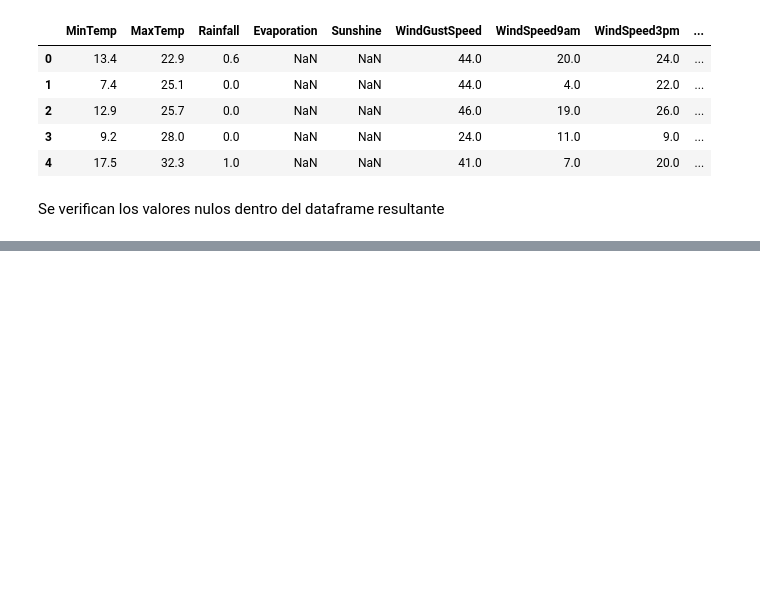
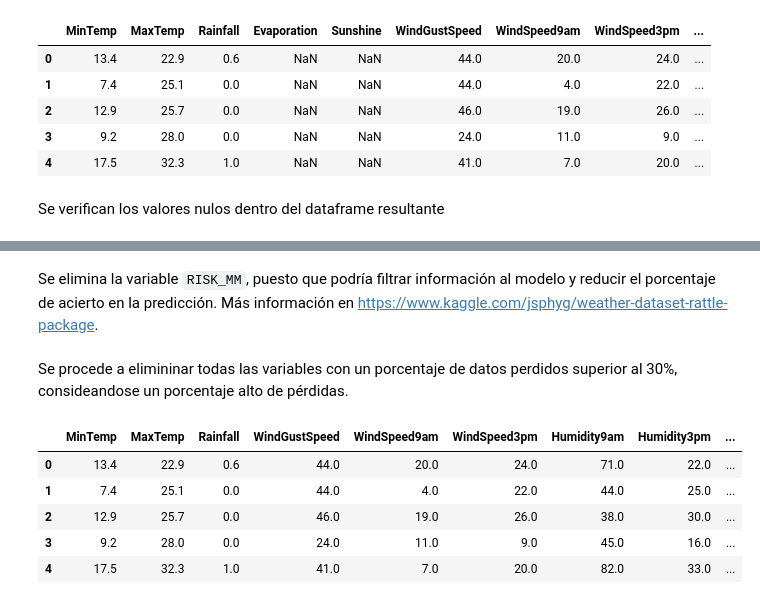
Before and after one commit to andresenrique08/ML_2020, a Jupyter notebook: Reto 2/Bono2_ML_v1.ipynb, the cells around one changed output, grey strips where cells are left out. Cells and saved outputs as stored; diff of their text form; code cells hidden in the pictures; blank space fills up the shorter version.

```diff
--- a/Reto 2/Bono2_ML_v1.ipynb
+++ b/Reto 2/Bono2_ML_v1.ipynb
@@ -107,0 +109,26 @@ missing_values_table(data[data_num])
+# %% [markdown]
+Se elimina la variable `RISK_MM`, puesto que podría filtrar información al modelo y reducir el porcentaje de acierto en la predicción. Más información en https://www.kaggle.com/jsphyg/weather-dataset-rattle-package.
+# %%
+data_main = data_main.drop(columns=['RISK_MM'],axis=1)
+# %% [markdown]
+Se procede a elimininar todas las variables con un porcentaje de datos perdidos superior al 30%, consideandose un porcentaje alto de pérdidas.
+# %%
+# Se define la función para eliminar las variables del dataframe df con porcentaje p
+def eliminar_var(df,p):
+    daticos = missing_values_table(df)
+    names = list(df.columns)
+    for i in range(len(daticos)):
+        if daticos.iloc[i,1]>p:
+            df.drop(names[i], axis=1, inplace=True)
+# %%
+# Se eliminan las variables con 30% de datos perdidos
+eliminar_var(data_main,30)
+# Se muestran las variables que quedan para el análisis y su porcentaje de datos perdidos
+data_main.head()
+# %% [output]
+|  | MinTemp | MaxTemp | Rainfall | WindGustSpeed | WindSpeed9am | WindSpeed3pm | Humidity9am | Humidity3pm | ... |
+| 0 | 13.4 | 22.9 | 0.6 | 44.0 | 20.0 | 24.0 | 71.0 | 22.0 | ... |
+| 1 | 7.4 | 25.1 | 0.0 | 44.0 | 4.0 | 22.0 | 44.0 | 25.0 | ... |
+| 2 | 12.9 | 25.7 | 0.0 | 46.0 | 19.0 | 26.0 | 38.0 | 30.0 | ... |
+| 3 | 9.2 | 28.0 | 0.0 | 24.0 | 11.0 | 9.0 | 45.0 | 16.0 | ... |
+| 4 | 17.5 | 32.3 | 1.0 | 41.0 | 7.0 | 20.0 | 82.0 | 33.0 | ... |
```
Also changed, not shown: parts of 24 cells of this notebook.
